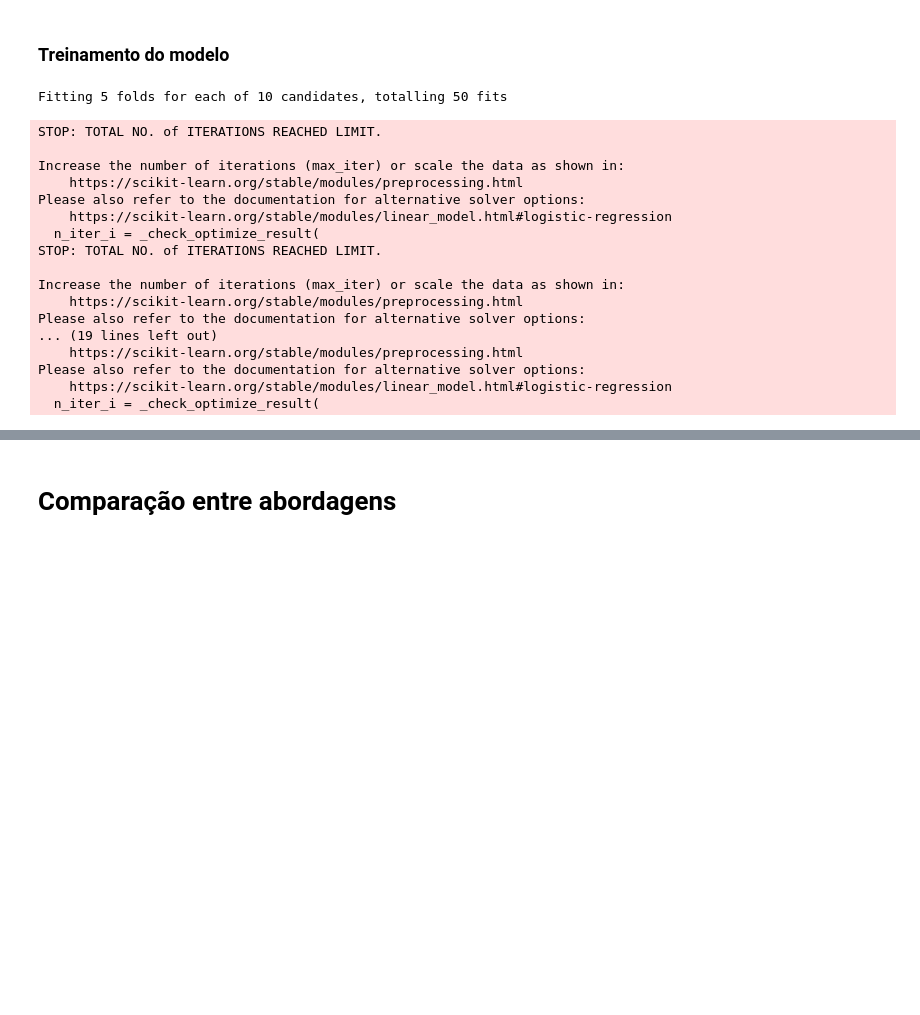
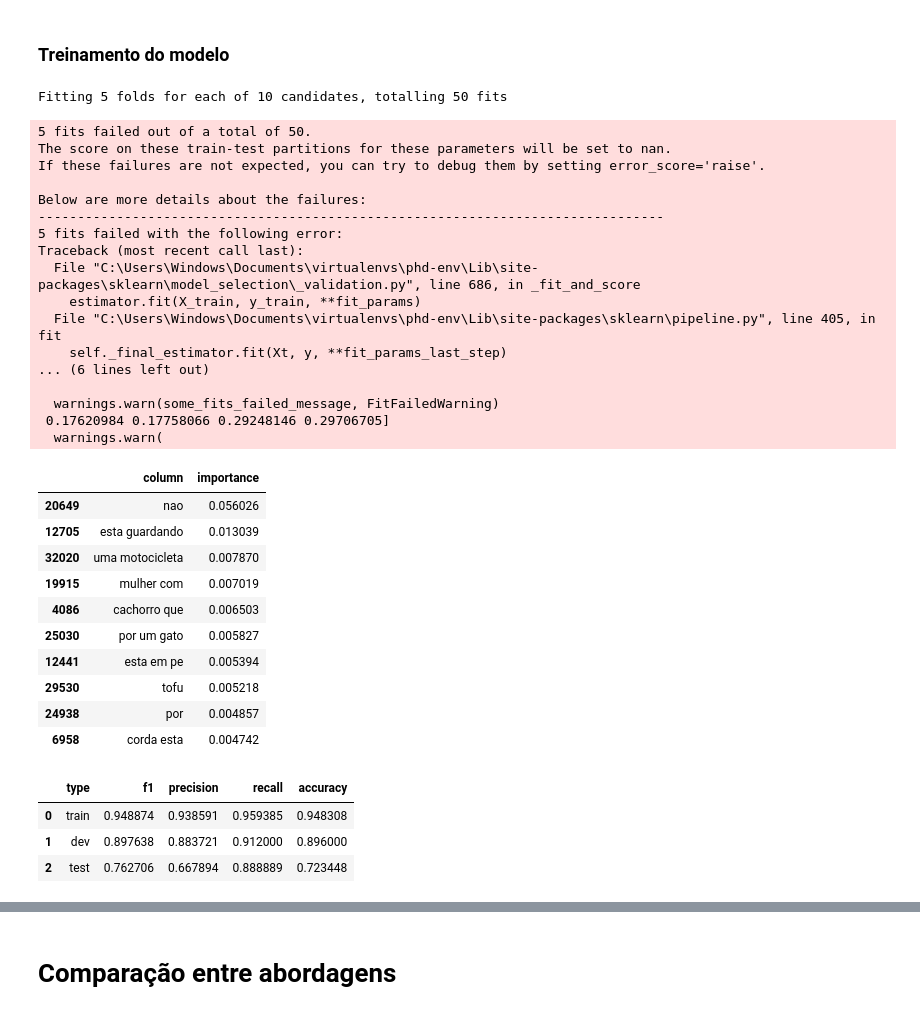
Before and after one commit to jmssouza/nlp_entailment, a Jupyter notebook: notebooks/bag_of_words.ipynb, the cells around one changed output, grey strips where cells are left out. Drawn from its saved outputs; the diff is of its cells as text; code cells hidden in the pictures; blank space fills up the shorter version.

Commit message:
Adicionando as estratégias restantes e consolidando resultados do BoW

```diff
--- a/notebooks/bag_of_words.ipynb
+++ b/notebooks/bag_of_words.ipynb
@@ -515,51 +566,66 @@ search_space = [
 grid = GridSearchCV(
     pipe,
     search_space,
-    n_jobs=5,
+    n_jobs=15,
     cv=5,
     scoring='f1',
     verbose=1
 )
 
 # Ajusta no conjunto de treinamento.
 grid.fit(X_train, y_train)
 # Recupera os resultados da validação cruzada.
 df_fourth_training_results = pd.DataFrame(grid.cv_results_)[['params', 'mean_test_score', 'std_test_score']]
 
 # Recupera os resultados
 y_train_pred = grid.predict(X_train)
 y_dev_pred = grid.predict(X_dev)
 y_test_pred = grid.predict(X_test)
 
 # Recuperando as importâncias das features.
 df_fourth_approach_importances = get_top_n_importances(X_train, grid.best_estimator_[0])
 display(df_fourth_approach_importances)
 
 # Calcula as métricas de performance dos resultados do modelo.
 df_fourth_approach_results = get_classification_results(
     y_train,
     y_train_pred,
     y_dev,
     y_dev_pred,
     y_test,
     y_test_pred)
 display(df_fourth_approach_results)
 # %% [output]
 Fitting 5 folds for each of 10 candidates, totalling 50 fits
-STOP: TOTAL NO. of ITERATIONS REACHED LIMIT.
+5 fits failed out of a total of 50.
+The score on these train-test partitions for these parameters will be set to nan.
+If these failures are not expected, you can try to debug them by setting error_score='raise'.
 
-Increase the number of iterations (max_iter) or scale the data as shown in:
-    https://scikit-learn.org/stable/modules/preprocessing.html
-Please also refer to the documentation for alternative solver options:
-    https://scikit-learn.org/stable/modules/linear_model.html#logistic-regression
-  n_iter_i = _check_optimize_result(
-STOP: TOTAL NO. of ITERATIONS REACHED LIMIT.
+Below are more details about the failures:
+--------------------------------------------------------------------------------
+5 fits failed with the following error:
+Traceback (most recent call last):
+  File "C:\Users\Windows\Documents\virtualenvs\phd-env\Lib\site-packages\sklearn\model_selection\_validation.py", line 686, in _fit_and_score
+    estimator.fit(X_train, y_train, **fit_params)
+  File "C:\Users\Windows\Documents\virtualenvs\phd-env\Lib\site-packages\sklearn\pipeline.py", line 405, in fit
+    self._final_estimator.fit(Xt, y, **fit_params_last_step)
+... (6 lines left out)
 
-Increase the number of iterations (max_iter) or scale the data as shown in:
-    https://scikit-learn.org/stable/modules/preprocessing.html
-Please also refer to the documentation for alternative solver options:
-... (19 lines left out)
-    https://scikit-learn.org/stable/modules/preprocessing.html
-Please also refer to the documentation for alternative solver options:
-    https://scikit-learn.org/stable/modules/linear_model.html#logistic-regression
-  n_iter_i = _check_optimize_result(
+  warnings.warn(some_fits_failed_message, FitFailedWarning)
+ 0.17620984 0.17758066 0.29248146 0.29706705]
+  warnings.warn(
+|  | column | importance |
+| 20649 | nao | 0.056026 |
+| 12705 | esta guardando | 0.013039 |
+| 32020 | uma motocicleta | 0.007870 |
+| 19915 | mulher com | 0.007019 |
+| 4086 | cachorro que | 0.006503 |
+| 25030 | por um gato | 0.005827 |
+| 12441 | esta em pe | 0.005394 |
+| 29530 | tofu | 0.005218 |
+| 24938 | por | 0.004857 |
+| 6958 | corda esta | 0.004742 |
+|  | type | f1 | precision | recall | accuracy |
+| 0 | train | 0.948874 | 0.938591 | 0.959385 | 0.948308 |
+| 1 | dev | 0.897638 | 0.883721 | 0.912000 | 0.896000 |
+| 2 | test | 0.762706 | 0.667894 | 0.888889 | 0.723448 |
```
Also changed, not shown: parts of 13 cells of this notebook, 1 other file.
